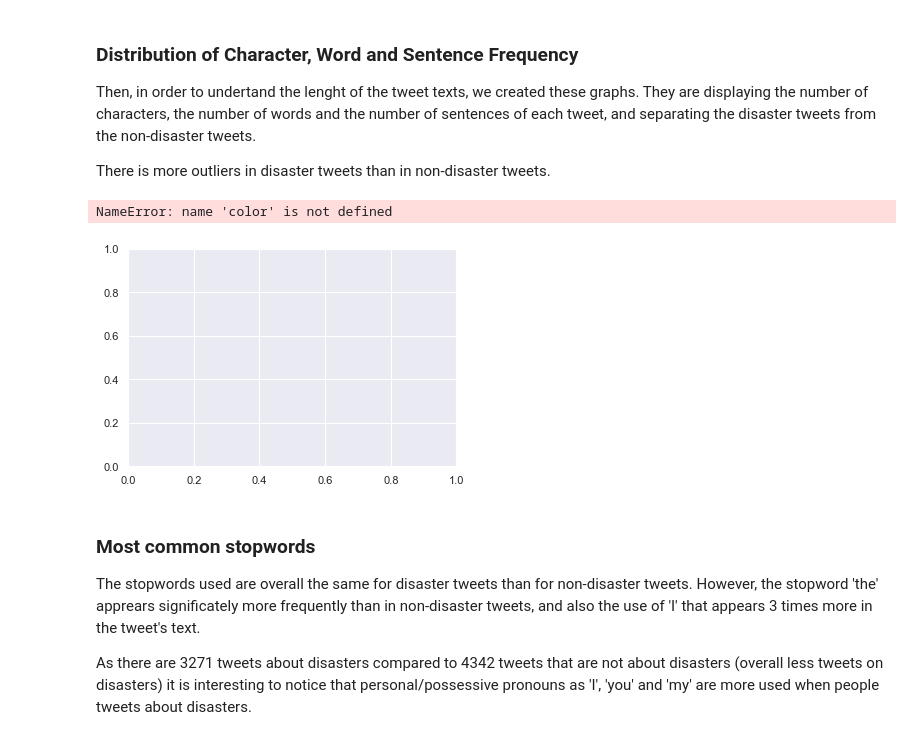
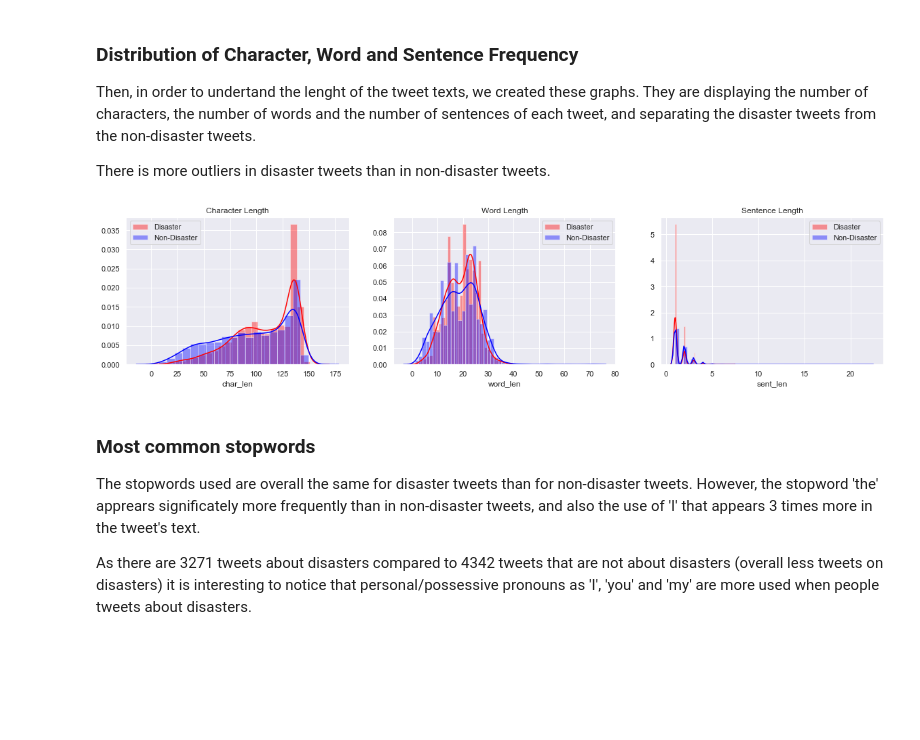
Before and after one commit to amuller9/Rolex_Project2, a Jupyter notebook: code/Main_Notebook_Rolex.ipynb, the cells around one changed output. Drawn from its saved outputs; the diff is of its cells as text; code cells hidden in the pictures; blank space fills up the shorter version.

```diff
--- a/code/Main_Notebook_Rolex.ipynb
+++ b/code/Main_Notebook_Rolex.ipynb
@@ -143,27 +146,26 @@ There is more outliers in disaster tweets than in non-disaster tweets.
 # %%
 # count number of characters in each tweet
 train['char_len'] = train.text.str.len()
 
 # count number of words in each tweet
 word_tokens = [len(word_tokenize(tweet)) for tweet in train.text]
 train['word_len'] = word_tokens
 
 # count number of sentence in each tweet
 sent_tokens = [len(sent_tokenize(tweet)) for tweet in train.text]
 train['sent_len'] = sent_tokens
 
 plot_cols = ['char_len','word_len','sent_len']
 plot_titles = ['Character Length','Word Length','Sentence Length']
 
 plt.figure(figsize=(20,4))
 for counter, i in enumerate([0,1,2]):
     plt.subplot(1,3,counter+1)
-    sns.distplot(train[train.target == 1][plot_cols[i]], label='Disaster', color=color[1]).set_title(plot_titles[i])
-    sns.distplot(train[train.target == 0][plot_cols[i]], label='Non-Disaster', color=color[0])
+    sns.distplot(train[train.target == 1][plot_cols[i]], label='Disaster', color='red').set_title(plot_titles[i])
+    sns.distplot(train[train.target == 0][plot_cols[i]], label='Non-Disaster', color='blue')
     plt.legend()
 # %% [output]
-NameError: name 'color' is not defined
-[figure, old version]
+[figure, new version]
 # %% [markdown]
 ### Most common stopwords
 
```
Also changed, not shown: parts of 38 cells of this notebook, 11 other files.
